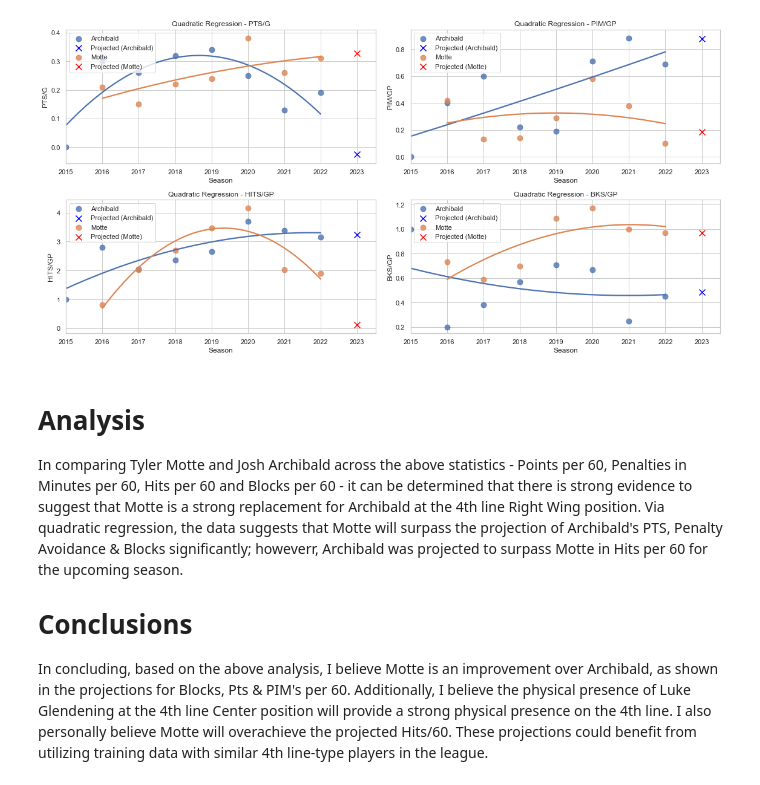
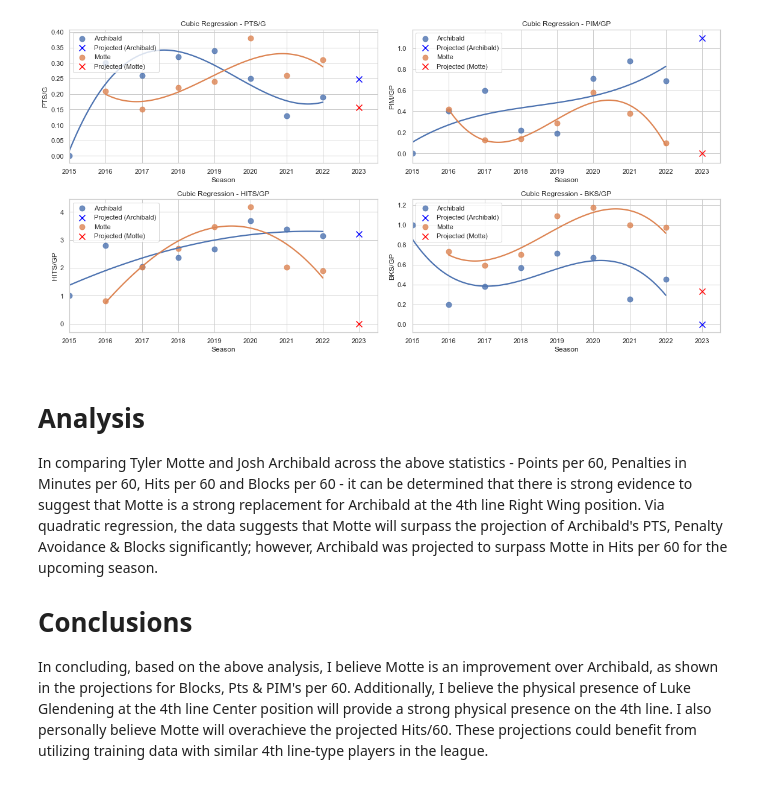
Before and after one commit to jesseplamondon/Motte_Archibald_Comparison_project, a Jupyter notebook: Motte_Archbald_Project/Motte_Archibald_Comparison.ipynb, the cells around one changed output. Drawn from its saved outputs; the diff is of its cells as text; code cells hidden in the pictures.

Commit message:
Fixed negative projection values

```diff
--- a/Motte_Archbald_Project/Motte_Archibald_Comparison.ipynb
+++ b/Motte_Archbald_Project/Motte_Archibald_Comparison.ipynb
@@ -52,41 +52,43 @@ for i, statistic in enumerate(statistics_to_compare):
     ax = axes[row, col]
 
     for player in ['Archibald', 'Motte']:
         player_data = combined_df.loc[player].reset_index()
         player_data['Season'] = player_data['Season'].str.extract('(\d+)').astype(float)
 
         sns.regplot(
             data=player_data,
             x="Season",
             y=statistic,
             ax=ax,
             ci=None,
-            order=2,
+            order=3,
             scatter_kws={'s': 80},
             label=player,
         )
 
         x_values = player_data['Season']
         y_values = player_data[statistic]
-        coeffs = np.polyfit(x_values, y_values, 2)
+        coeffs = np.polyfit(x_values, y_values, 3)
 
         next_season = x_values.max() + 1
-        projected_value = coeffs[0] * next_season**2 + coeffs[1] * next_season + coeffs[2]
+        projected_value = coeffs[0] * next_season**3 + coeffs[1] * next_season**2 + coeffs[2] * next_season + coeffs[3]
+
+        projected_value = max(projected_value, 0)
 
         ax.scatter(next_season, projected_value, color=projection_colors[player], marker='x', s=100, label=f'Projected ({player})')
 
     ax.set_xlabel("Season")
     ax.set_ylabel(statistic)
-    ax.set_title(f"Quadratic Regression - {statistic}")
+    ax.set_title(f"Cubic Regression - {statistic}")
     ax.legend(loc='upper left')
 
 plt.tight_layout()
 plt.show()
 # %% [output]
-[figure, old version]
+[figure, new version]
 # %% [markdown]
 # Analysis
-In comparing Tyler Motte and Josh Archibald across the above statistics - Points per 60, Penalties in Minutes per 60, Hits per 60 and Blocks per 60 - it can be determined that there is strong evidence to suggest that Motte is a strong replacement for Archibald at the 4th line Right Wing position. Via quadratic regression, the data suggests that Motte will surpass the projection of Archibald's PTS, Penalty Avoidance & Blocks significantly; howeverr, Archibald was projected to surpass Motte in Hits per 60 for the upcoming season.
+In comparing Tyler Motte and Josh Archibald across the above statistics - Points per 60, Penalties in Minutes per 60, Hits per 60 and Blocks per 60 - it can be determined that there is strong evidence to suggest that Motte is a strong replacement for Archibald at the 4th line Right Wing position. Via quadratic regression, the data suggests that Motte will surpass the projection of Archibald's PTS, Penalty Avoidance & Blocks significantly; however, Archibald was projected to surpass Motte in Hits per 60 for the upcoming season.
 
 # Conclusions
 In concluding, based on the above analysis, I believe Motte is an improvement over Archibald, as shown in the projections for Blocks, Pts & PIM's per 60. Additionally, I believe the physical presence of Luke Glendening at the 4th line Center position will provide a strong physical presence on the 4th line. I also personally believe Motte will overachieve the projected Hits/60. These projections could benefit from utilizing training data with similar 4th line-type players in the league.
```
